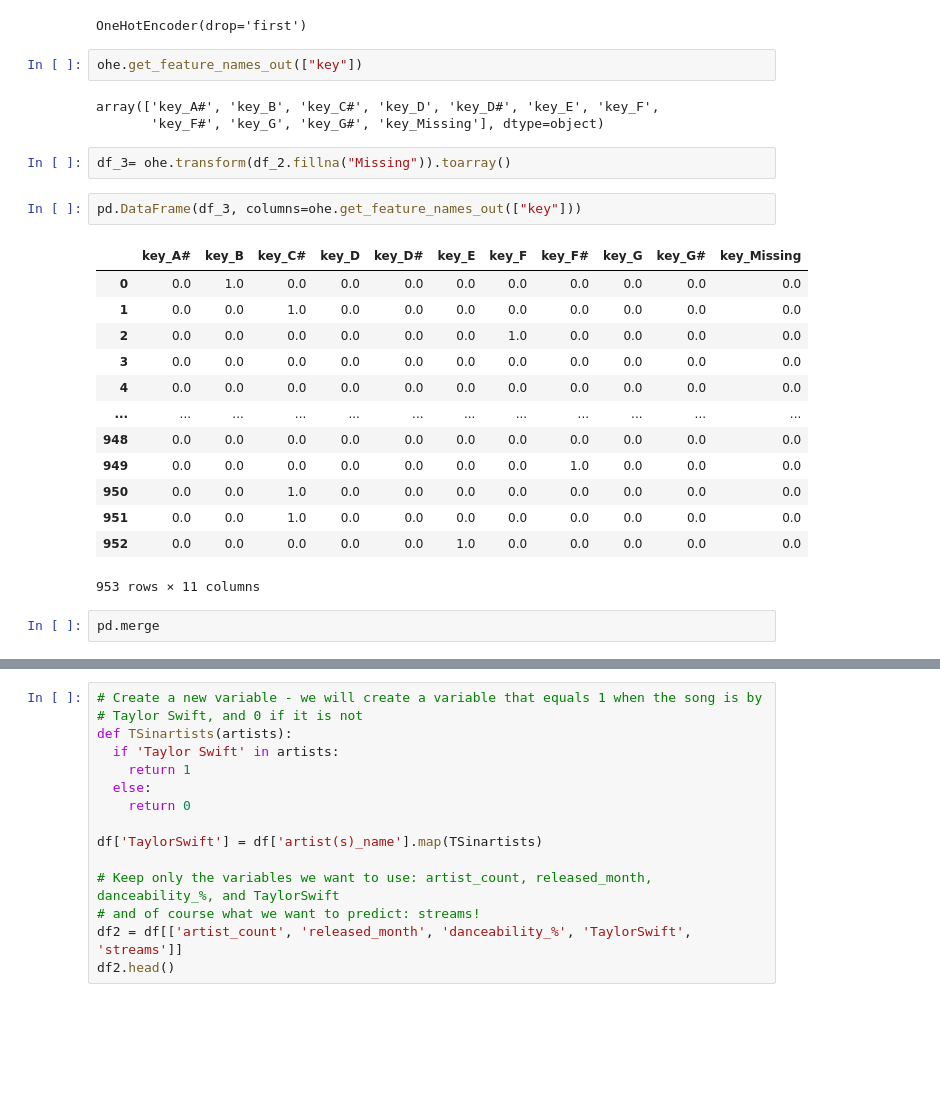
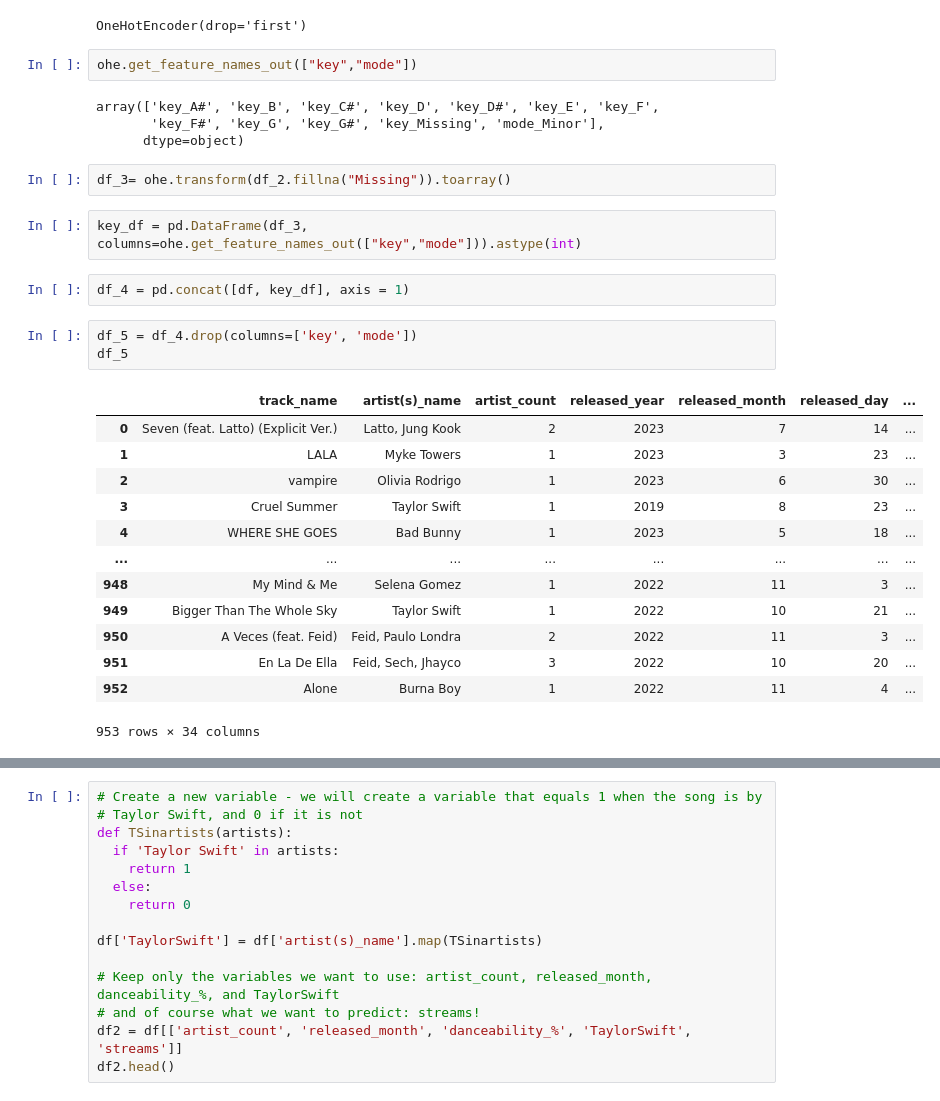
Before and after one commit to Sabaawi7/SpotifyProject, a Jupyter notebook: HCDS2324_Individual_assignment.ipynb, the cells around one changed output, grey strips where cells are left out. Drawn from its saved outputs; the diff is of its cells as text; blank space fills up the shorter version.

```diff
--- a/HCDS2324_Individual_assignment.ipynb
+++ b/HCDS2324_Individual_assignment.ipynb
@@ -137,27 +149,31 @@ ohe.fit(df_2.fillna("Missing"))
 # %% [output]
 OneHotEncoder(drop='first')
 # %%
-ohe.get_feature_names_out(["key"])
+ohe.get_feature_names_out(["key","mode"])
 # %% [output]
 array(['key_A#', 'key_B', 'key_C#', 'key_D', 'key_D#', 'key_E', 'key_F',
-       'key_F#', 'key_G', 'key_G#', 'key_Missing'], dtype=object)
+       'key_F#', 'key_G', 'key_G#', 'key_Missing', 'mode_Minor'],
+      dtype=object)
 # %%
 df_3= ohe.transform(df_2.fillna("Missing")).toarray()
 # %%
-pd.DataFrame(df_3, columns=ohe.get_feature_names_out(["key"]))
+key_df = pd.DataFrame(df_3, columns=ohe.get_feature_names_out(["key","mode"])).astype(int)
-# %% [output]
-|  | key_A# | key_B | key_C# | key_D | key_D# | key_E | key_F | key_F# | key_G | key_G# | key_Missing |
-| 0 | 0.0 | 1.0 | 0.0 | 0.0 | 0.0 | 0.0 | 0.0 | 0.0 | 0.0 | 0.0 | 0.0 |
-| 1 | 0.0 | 0.0 | 1.0 | 0.0 | 0.0 | 0.0 | 0.0 | 0.0 | 0.0 | 0.0 | 0.0 |
-| 2 | 0.0 | 0.0 | 0.0 | 0.0 | 0.0 | 0.0 | 1.0 | 0.0 | 0.0 | 0.0 | 0.0 |
-| 3 | 0.0 | 0.0 | 0.0 | 0.0 | 0.0 | 0.0 | 0.0 | 0.0 | 0.0 | 0.0 | 0.0 |
-| 4 | 0.0 | 0.0 | 0.0 | 0.0 | 0.0 | 0.0 | 0.0 | 0.0 | 0.0 | 0.0 | 0.0 |
-| ... | ... | ... | ... | ... | ... | ... | ... | ... | ... | ... | ... |
-| 948 | 0.0 | 0.0 | 0.0 | 0.0 | 0.0 | 0.0 | 0.0 | 0.0 | 0.0 | 0.0 | 0.0 |
-| 949 | 0.0 | 0.0 | 0.0 | 0.0 | 0.0 | 0.0 | 0.0 | 1.0 | 0.0 | 0.0 | 0.0 |
-| 950 | 0.0 | 0.0 | 1.0 | 0.0 | 0.0 | 0.0 | 0.0 | 0.0 | 0.0 | 0.0 | 0.0 |
-| 951 | 0.0 | 0.0 | 1.0 | 0.0 | 0.0 | 0.0 | 0.0 | 0.0 | 0.0 | 0.0 | 0.0 |
-| 952 | 0.0 | 0.0 | 0.0 | 0.0 | 0.0 | 1.0 | 0.0 | 0.0 | 0.0 | 0.0 | 0.0 |
-953 rows × 11 columns
-# %%
-pd.merge
+# %%
+df_4 = pd.concat([df, key_df], axis = 1)
+# %%
+df_5 = df_4.drop(columns=['key', 'mode'])
+df_5
+# %% [output]
+|  | track_name | artist(s)_name | artist_count | released_year | released_month | released_day | ... |
+| 0 | Seven (feat. Latto) (Explicit Ver.) | Latto, Jung Kook | 2 | 2023 | 7 | 14 | ... |
+| 1 | LALA | Myke Towers | 1 | 2023 | 3 | 23 | ... |
+| 2 | vampire | Olivia Rodrigo | 1 | 2023 | 6 | 30 | ... |
+| 3 | Cruel Summer | Taylor Swift | 1 | 2019 | 8 | 23 | ... |
+| 4 | WHERE SHE GOES | Bad Bunny | 1 | 2023 | 5 | 18 | ... |
+| ... | ... | ... | ... | ... | ... | ... | ... |
+| 948 | My Mind & Me | Selena Gomez | 1 | 2022 | 11 | 3 | ... |
+| 949 | Bigger Than The Whole Sky | Taylor Swift | 1 | 2022 | 10 | 21 | ... |
+| 950 | A Veces (feat. Feid) | Feid, Paulo Londra | 2 | 2022 | 11 | 3 | ... |
+| 951 | En La De Ella | Feid, Sech, Jhayco | 3 | 2022 | 10 | 20 | ... |
+| 952 | Alone | Burna Boy | 1 | 2022 | 11 | 4 | ... |
+953 rows × 34 columns
```
Also changed, not shown: parts of 11 cells of this notebook, 1 other file.
